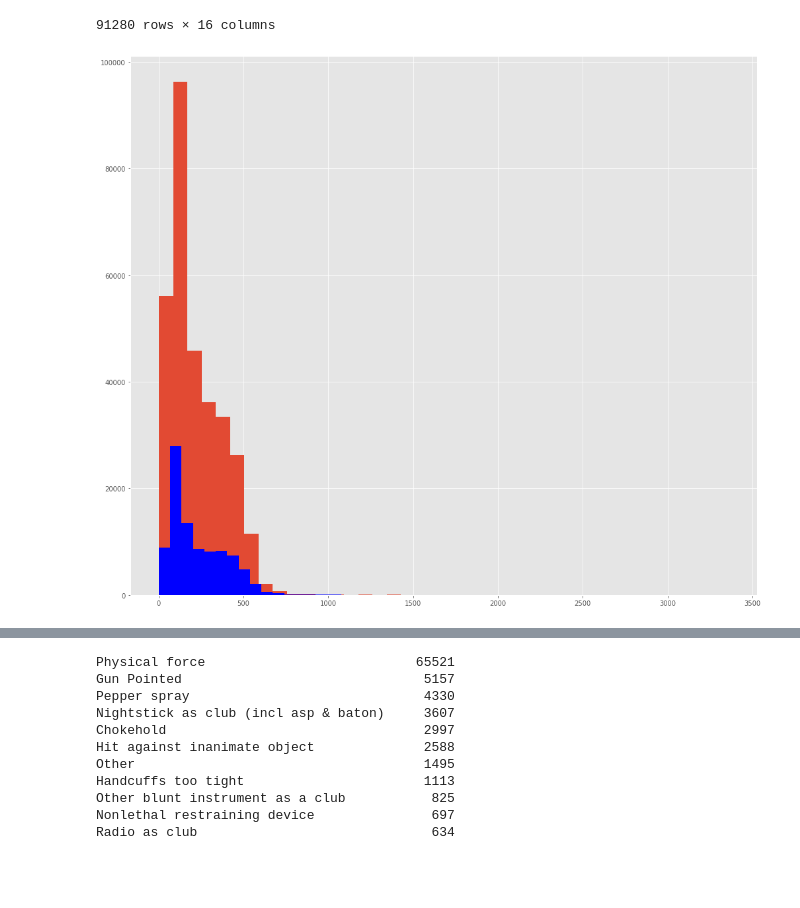
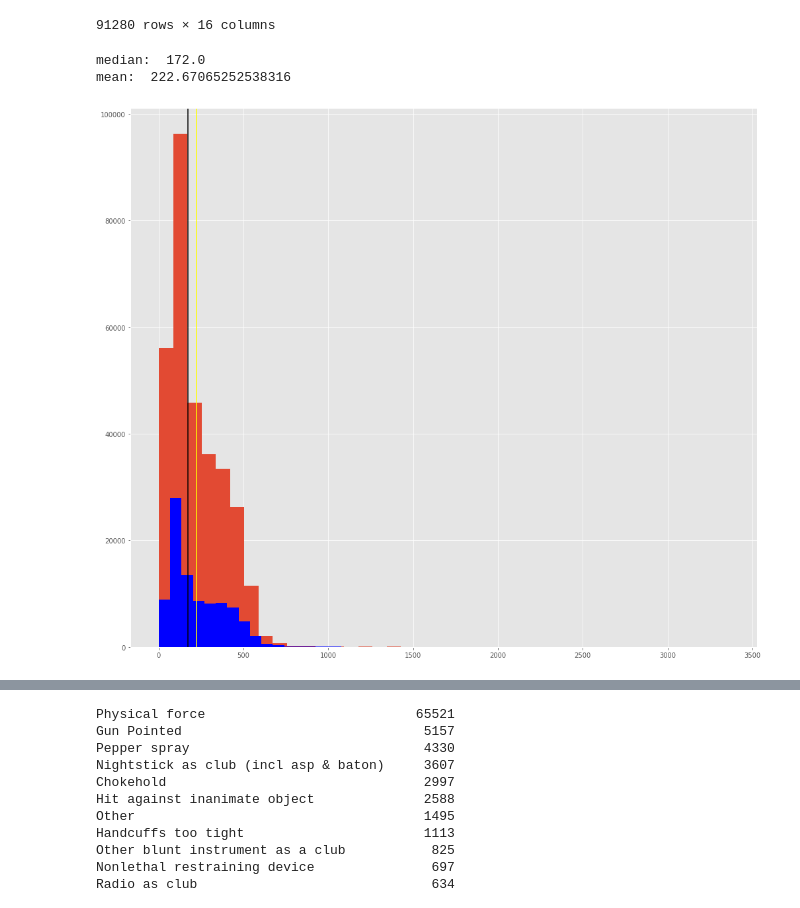
Before and after one commit to rashidakamal/100daysofdata, a Jupyter notebook: 01/analysis.ipynb, the cells around one changed output, grey strips where cells are left out. Cells and saved outputs as stored; diff of their text form; code cells hidden in the pictures; blank space fills up the shorter version.

```diff
--- a/01/analysis.ipynb
+++ b/01/analysis.ipynb
@@ -189,14 +211,23 @@ force_allegations
 | 309255 | 05/25/2018 | 104705 | 1 | Force | Chokehold | CCRB | ... |
 | 309256 | 05/25/2018 | 104705 | 2 | Force | Physical force | CCRB | ... |
 91280 rows × 16 columns
+# %%
+print("median: ", df['Days From Received Date To Case Closing'].median())
+print("mean: ", df['Days From Received Date To Case Closing'].mean())
+# %% [output]
+median:  172.0
+mean:  222.67065252538316
 # %%
 plt.figure(figsize=(17,15))
 df['Days From Received Date To Case Closing'].hist(bins=40)
 force_allegations['Days From Received Date To Case Closing'].hist(bins=50, color="blue")
+plt.axvline(x=df['Days From Received Date To Case Closing'].median(), color="k" )
+plt.axvline(x=df['Days From Received Date To Case Closing'].mean(), color="yellow" )
+
 plt.savefig("output/histogram.pdf", transparent=True)
 plt.show()
 # %% [output]
-[figure, old version]
+[figure, new version]
 # %%
 df[df['Days From Received Date To Case Closing'] > 3000]
 # %% [output]
```
Also changed, not shown: parts of 1 cell of this notebook, 4 other files.
